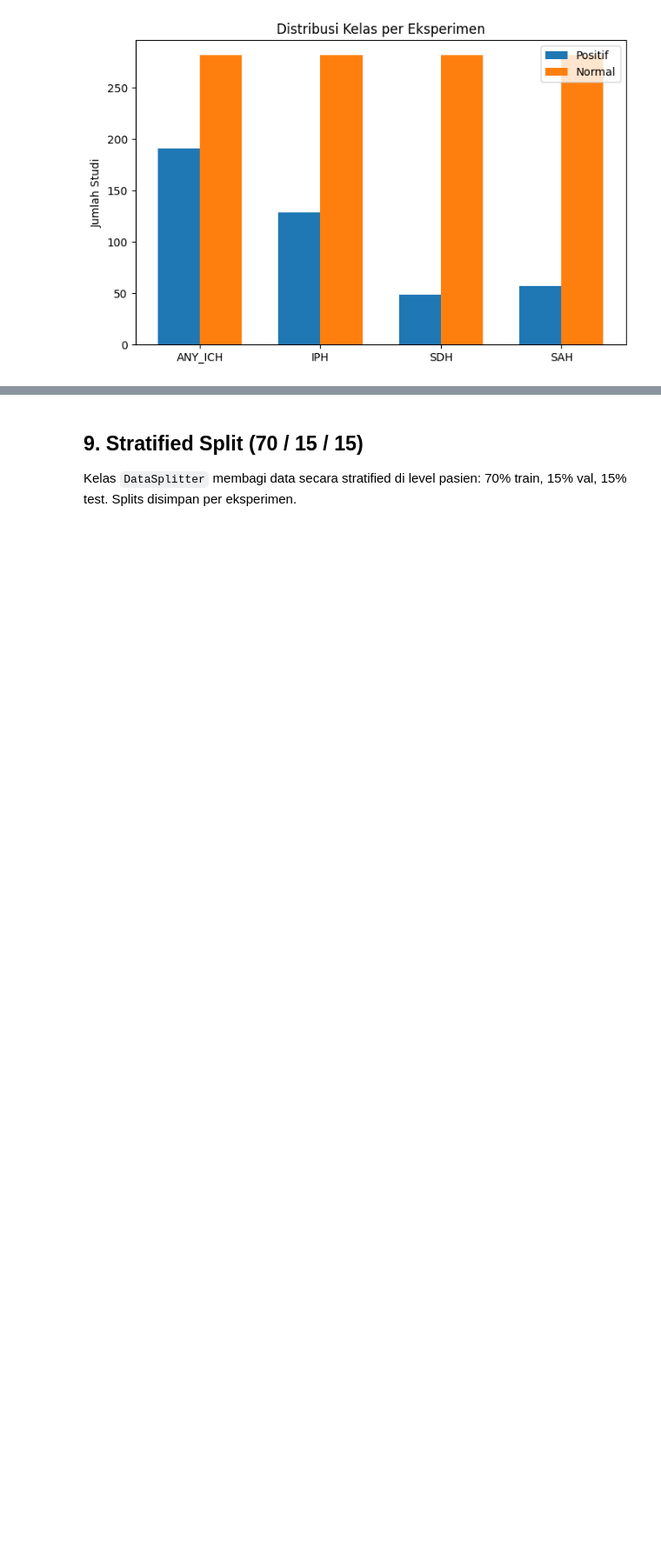
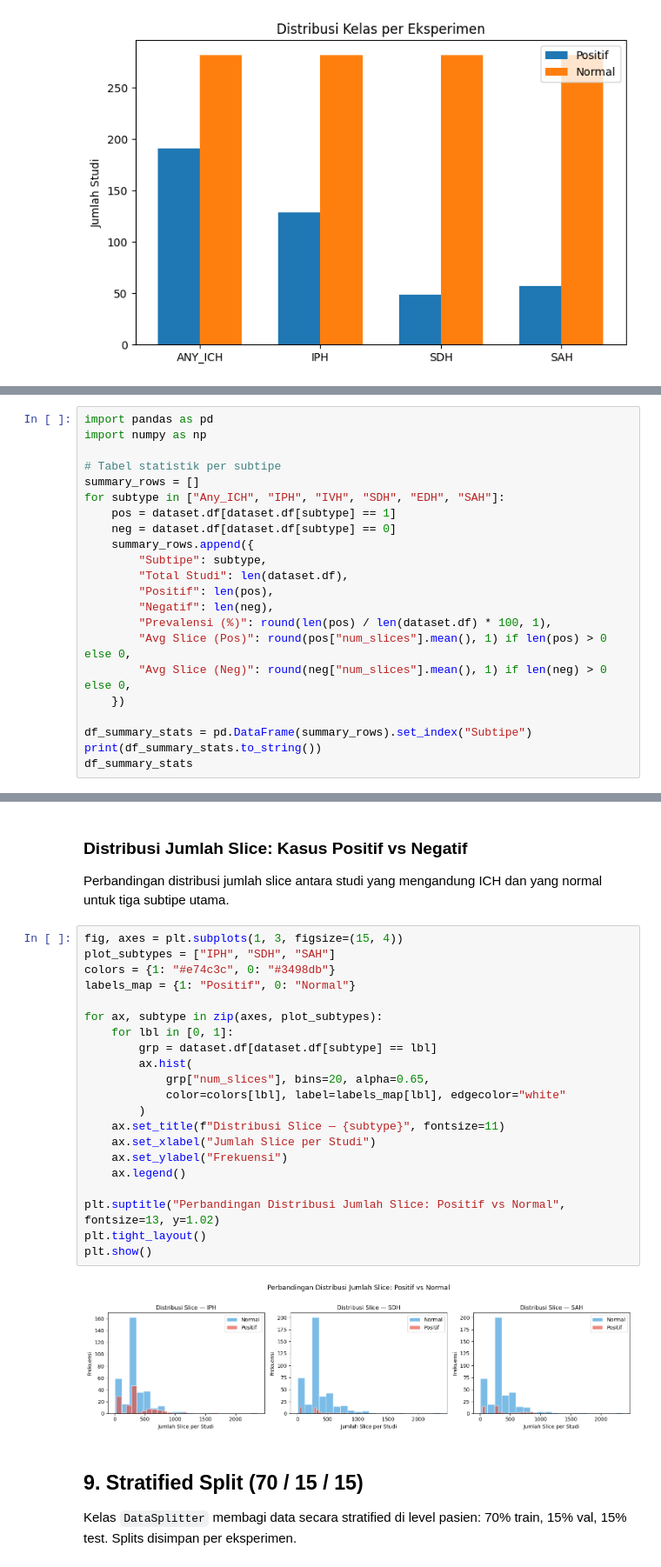
Before and after one commit to SyaidFarhan/ConvNext-CQ500, a Jupyter notebook: peprocessing-data.ipynb, the cells around one changed output, grey strips where cells are left out. Shown at 87% size. Drawn from its saved outputs; the diff is of its cells as text; blank space fills up the shorter version.

```diff
--- a/peprocessing-data.ipynb
+++ b/peprocessing-data.ipynb
@@ -419,0 +424,22 @@ plt.show()
+# %%
+import pandas as pd
+import numpy as np
+
+# Tabel statistik per subtipe
+summary_rows = []
+for subtype in ["Any_ICH", "IPH", "IVH", "SDH", "EDH", "SAH"]:
+    pos = dataset.df[dataset.df[subtype] == 1]
+    neg = dataset.df[dataset.df[subtype] == 0]
+    summary_rows.append({
+        "Subtipe": subtype,
+        "Total Studi": len(dataset.df),
+        "Positif": len(pos),
+        "Negatif": len(neg),
+        "Prevalensi (%)": round(len(pos) / len(dataset.df) * 100, 1),
+        "Avg Slice (Pos)": round(pos["num_slices"].mean(), 1) if len(pos) > 0 else 0,
+        "Avg Slice (Neg)": round(neg["num_slices"].mean(), 1) if len(neg) > 0 else 0,
+    })
+
+df_summary_stats = pd.DataFrame(summary_rows).set_index("Subtipe")
+print(df_summary_stats.to_string())
+df_summary_stats
@@ -420,3 +487,30 @@ plt.show()
+# %% [markdown]
+### Distribusi Jumlah Slice: Kasus Positif vs Negatif
+
+Perbandingan distribusi jumlah slice antara studi yang mengandung ICH dan yang normal untuk tiga subtipe utama.
+# %%
+fig, axes = plt.subplots(1, 3, figsize=(15, 4))
+plot_subtypes = ["IPH", "SDH", "SAH"]
+colors = {1: "#e74c3c", 0: "#3498db"}
+labels_map = {1: "Positif", 0: "Normal"}
+
+for ax, subtype in zip(axes, plot_subtypes):
+    for lbl in [0, 1]:
+        grp = dataset.df[dataset.df[subtype] == lbl]
+        ax.hist(
+            grp["num_slices"], bins=20, alpha=0.65,
+            color=colors[lbl], label=labels_map[lbl], edgecolor="white"
+        )
+    ax.set_title(f"Distribusi Slice — {subtype}", fontsize=11)
+    ax.set_xlabel("Jumlah Slice per Studi")
+    ax.set_ylabel("Frekuensi")
+    ax.legend()
+
+plt.suptitle("Perbandingan Distribusi Jumlah Slice: Positif vs Normal", fontsize=13, y=1.02)
+plt.tight_layout()
+plt.show()
+# %% [output]
+[figure, added]
 # %% [markdown]
 ## 9. Stratified Split (70 / 15 / 15)
 
```
Also changed, not shown: parts of 42 cells of this notebook.
